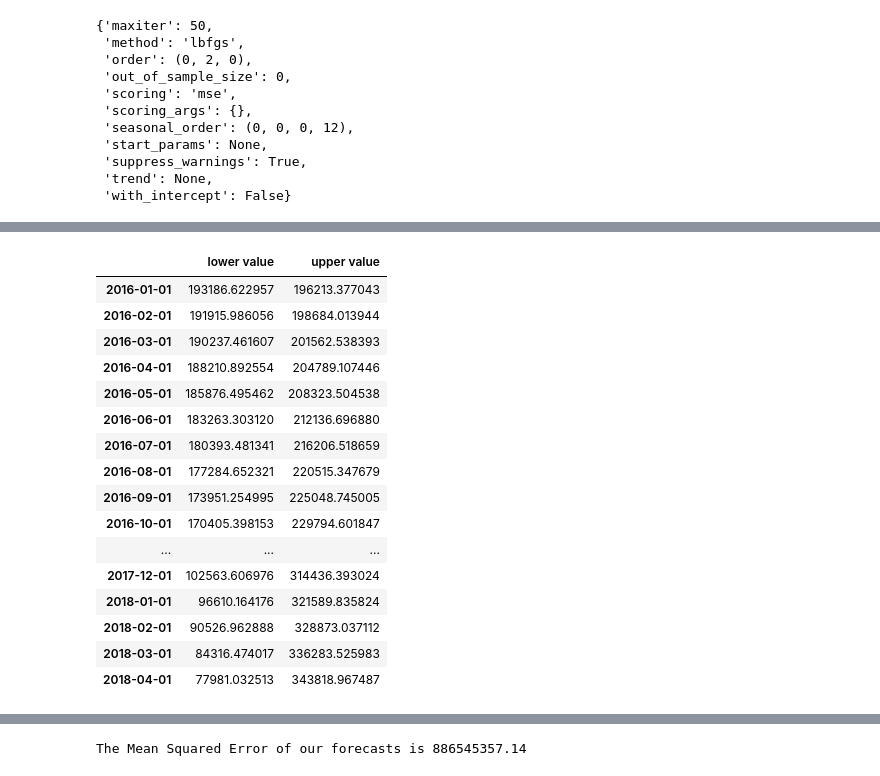
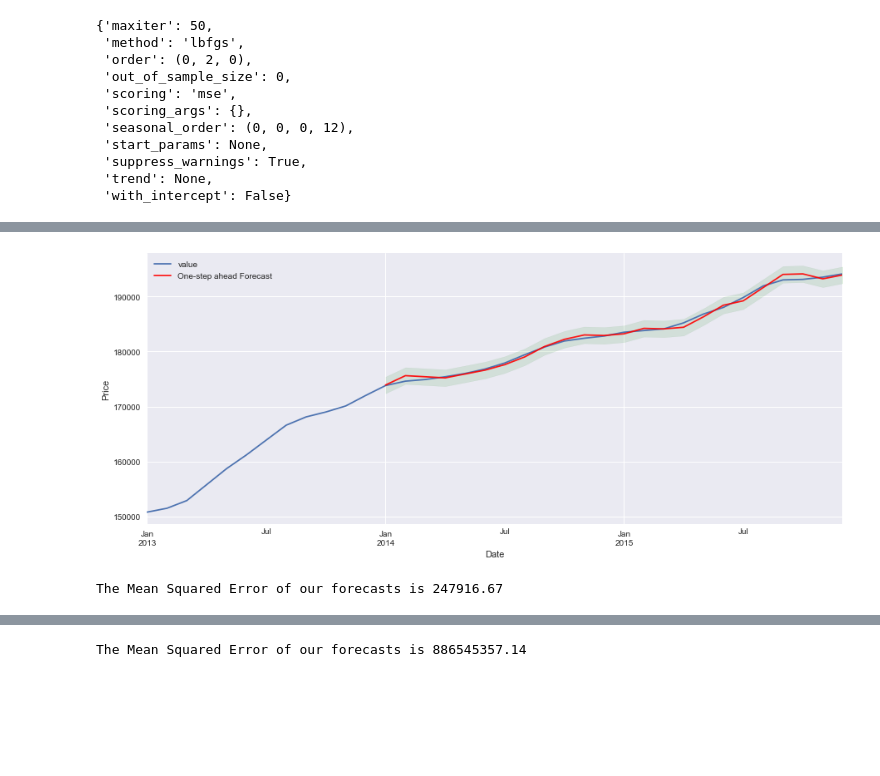
Before and after one commit to stevenkyle2013/ZillowTimeSeries, a Jupyter notebook: Main.ipynb, the cells around one changed output, grey strips where cells are left out. Drawn from its saved outputs; the diff is of its cells as text; code cells hidden in the pictures; blank space fills up the shorter version.

Commit message:
Models, Models, Models

```diff
--- a/Main.ipynb
+++ b/Main.ipynb
@@ -511,20 +491,36 @@ Freq: MS, Name: predicted_mean, dtype: float64
-# %%
-forecast_conf
-# %% [output]
-|  | lower value | upper value |
-| 2016-01-01 | 193186.622957 | 196213.377043 |
-| 2016-02-01 | 191915.986056 | 198684.013944 |
-| 2016-03-01 | 190237.461607 | 201562.538393 |
-| 2016-04-01 | 188210.892554 | 204789.107446 |
-| 2016-05-01 | 185876.495462 | 208323.504538 |
-| 2016-06-01 | 183263.303120 | 212136.696880 |
-| 2016-07-01 | 180393.481341 | 216206.518659 |
-| 2016-08-01 | 177284.652321 | 220515.347679 |
-| 2016-09-01 | 173951.254995 | 225048.745005 |
-| 2016-10-01 | 170405.398153 | 229794.601847 |
-| ... | ... | ... |
-| 2017-12-01 | 102563.606976 | 314436.393024 |
-| 2018-01-01 | 96610.164176 | 321589.835824 |
-| 2018-02-01 | 90526.962888 | 328873.037112 |
-| 2018-03-01 | 84316.474017 | 336283.525983 |
-| 2018-04-01 | 77981.032513 | 343818.967487 |
+# %%
+# Taking the initial model and checking the predictions it makes with the trained data.
+# Non dynamic
+predictions = output.get_prediction(start='2014-01-01',end='2015-12-01',dynamic=False)
+predictions_conf = predictions.conf_int()
+# %%
+# Plot real vs predicted values along with confidence interval
+rcParams['figure.figsize'] = 15,6
+
+# Plot observed values
+ax = train['2013':].plot()
+
+# Plot predicted values
+predictions.predicted_mean.plot(ax=ax, label='One-step ahead Forecast', color='red', alpha=0.9)
+
+# Plot the range for confidence intervals
+ax.fill_between(predictions_conf.index,
+                predictions_conf.iloc[:, 0],
+                predictions_conf.iloc[:, 1], color='g', alpha=0.1)
+
+# Set axes labels
+ax.set_xlabel('Date')
+ax.set_ylabel('Price')
+plt.legend()
+plt.show()
+# %% [output]
+[figure, added]
+# %%
+y_hat = predictions.predicted_mean
+real_values = train['2014-01-01':]['value']
+
+# Compute the mean square error
+mse = ((real_values-y_hat)**2).mean()
+print('The Mean Squared Error of our forecasts is {}'.format(round(mse, 2)))
+# %% [output]
+The Mean Squared Error of our forecasts is 247916.67
```
Also changed, not shown: parts of 35 cells of this notebook.
